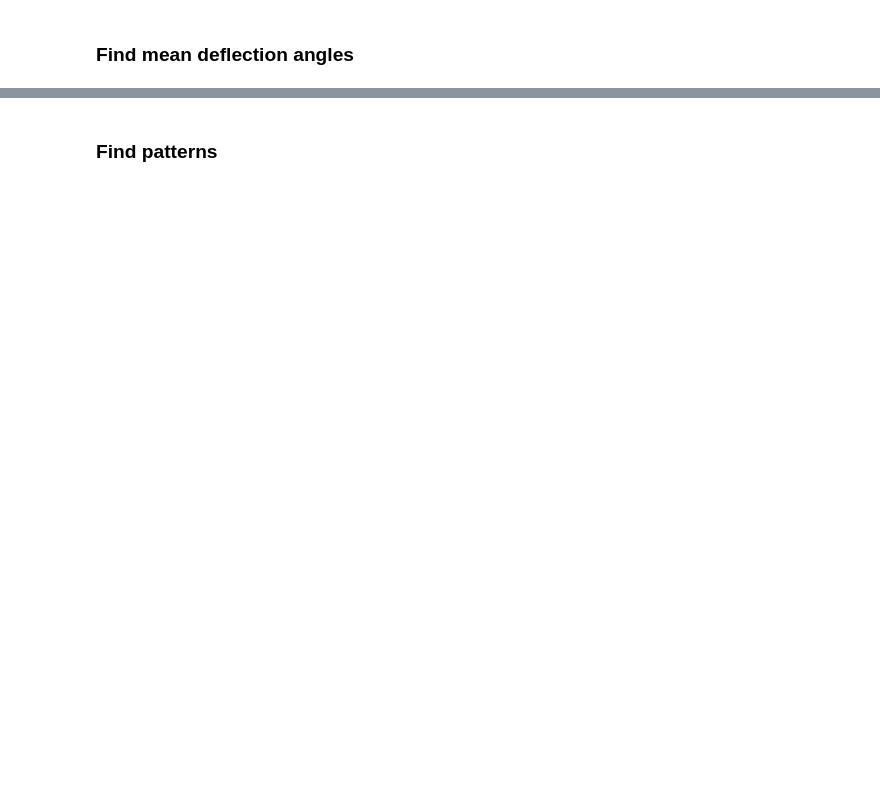
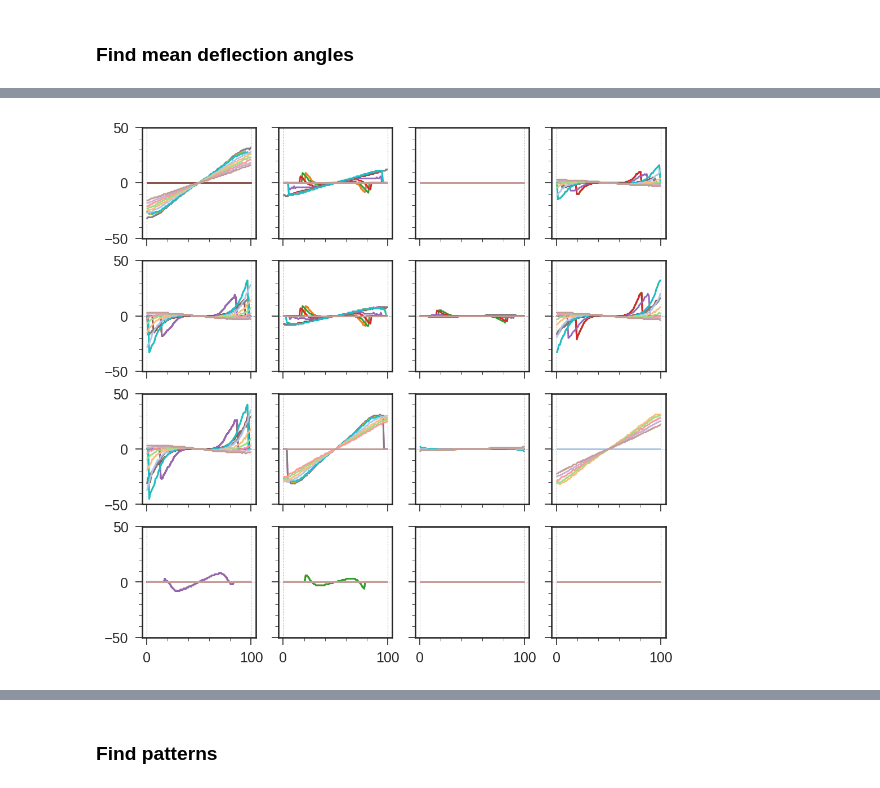
Before and after one commit to srosenzweig09/L1TMuonSimulationsMar2017, a Jupyter notebook: Analyzers/test8/myimages3.ipynb, the cells around one changed output, grey strips where cells are left out. Drawn from its saved outputs; the diff is of its cells as text; code cells hidden in the pictures; blank space fills up the shorter version.

```diff
--- a/Analyzers/test8/myimages3.ipynb
+++ b/Analyzers/test8/myimages3.ipynb
@@ -5,9 +5,9 @@ np.random.seed(2023)
 import matplotlib.pyplot as plt
 %matplotlib inline
 # %%
-make_images = False
+make_images = True
 
-do_training = True
+do_training = False
 
 do_training_allzones = False
 
@@ -248,25 +422,5 @@ blue_hot = LinearSegmentedColormap('blue_hot', cdict)
 # %%
 if make_images:
-  # Make probability
-  patterns_match_me2_1 = patterns_match_me2.astype(np.float32)
-  patterns_match_me3_1 = patterns_match_me3.astype(np.float32)
-
-  # Fix issues due to gap between ME2/1 & ME2/2 at eta=1.6
-  # eta 1.5-1.6 -> 7
-  # eta 1.6-1.7 -> 8
-  patterns_match_me2_1[:,6,:,:] += patterns_match_me2[:,7,:,:]
-  patterns_match_me2_1[:,7,:,:] += patterns_match_me2[:,6,:,:]
-  patterns_match_me2_1[:,8,:,:] += patterns_match_me2[:,9,:,:]
-  patterns_match_me2_1[:,9,:,:] += patterns_match_me2[:,8,:,:]
-
-  # Fix issues due to gap between ME3/1 & ME3/2 at eta=1.7
-  # eta 1.6-1.7 -> 8
-  # eta 1.7-1.8 -> 9
-  patterns_match_me3_1[:,7,:,:] += patterns_match_me3[:,8,:,:]
-  patterns_match_me3_1[:,8,:,:] += patterns_match_me3[:,7,:,:]
-  patterns_match_me3_1[:,9,:,:] += patterns_match_me3[:,10,:,:]
-  patterns_match_me3_1[:,10,:,:] += patterns_match_me3[:,9,:,:]
-
   # Normalize
   patterns_match_me2_1_sum = patterns_match_me2_1.sum(axis=-1, keepdims=True)
   patterns_match_me3_1_sum = patterns_match_me3_1.sum(axis=-1, keepdims=True)
@@ -277,9 +431,16 @@ if make_images:
   patterns_match_me2_1 /= patterns_match_me2_1_sum
   patterns_match_me3_1 /= patterns_match_me3_1_sum
 
-  # Add up the probabilities, and reverse dphi
-  #patterns_match_me2_2 = 0.5 * (patterns_match_me2_1 + patterns_match_me3_1)[::-1]
-  patterns_match_me2_2 = 0.25 * (3*patterns_match_me2_1 + 1*patterns_match_me3_1)[::-1]
+  # Add up the probabilities
+  #patterns_match_me2_2 = 0.5 * (patterns_match_me2_1 + patterns_match_me3_1)
+  patterns_match_me2_2 = 0.25 * (3*patterns_match_me2_1 + 1*patterns_match_me3_1)
+
+  # But do not add the probabilities in Overlap or for MB1-4
+  patterns_match_me2_2[:,0:4,:,:] = patterns_match_me2_1[:,0:4,:,:]
+  patterns_match_me2_2[:,:,12:16,:] = patterns_match_me2_1[:,:,12:16,:]
+
+  # Reverse dphi
+  patterns_match_me2_2 = patterns_match_me2_2[::-1]
 
   # Sanity check
   print patterns_match_me2_1[50,:,3].sum(axis=-1)
@@ -288,19 +459,21 @@ if make_images:
 # %%
 if make_images:
   # w.r.t ME2
-  fig, axs = plt.subplots(ncols=4, nrows=4, figsize=(6,6), sharex=True, sharey=True)
+  fig, axs = plt.subplots(ncols=4, nrows=4, figsize=(8,8), sharex=True, sharey=True)
 
   for i in xrange(nlayers):
     for j in xrange(16):  # ieta16
       yy = np.zeros(100, dtype=np.float32) + PATTERN_X_CENTRAL
       for k in xrange(100):  # ipt100
         if patterns_match_me2_1[k,j,i].sum() > 0:
           yy[k] = np.searchsorted(patterns_match_me2_1[k,j,i].cumsum(), 0.5)  # median
       ax = axs[i/4,i%4]
       ax.plot(np.arange(len(yy))+0.5, yy-PATTERN_X_CENTRAL, color=category10a_palette[j])
       ax.set_ylim(-50,50)
 
   plt.show()
+# %% [output]
+[figure, added]
 # %%
 if make_images:
   # w.r.t ME3
```
Also changed, not shown: parts of 20 cells of this notebook.
